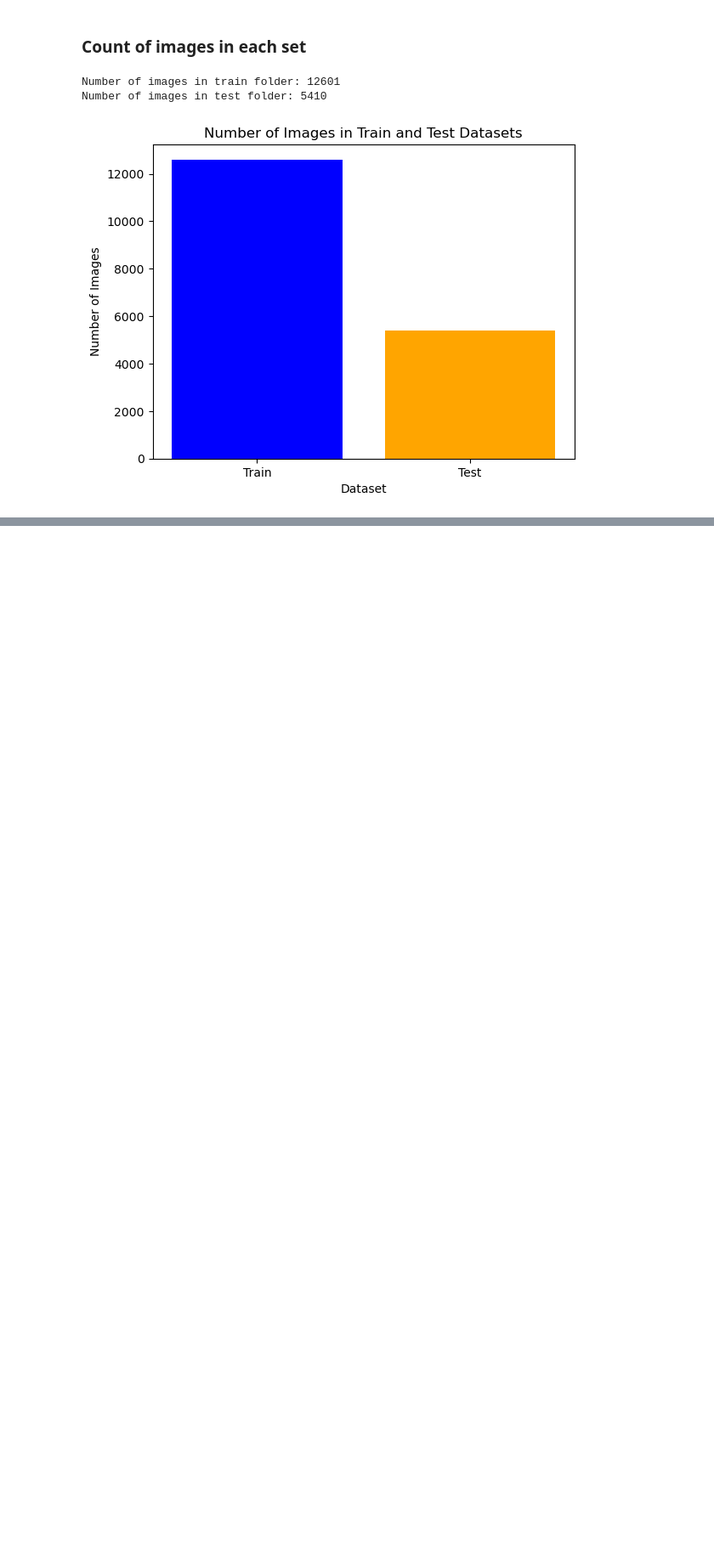
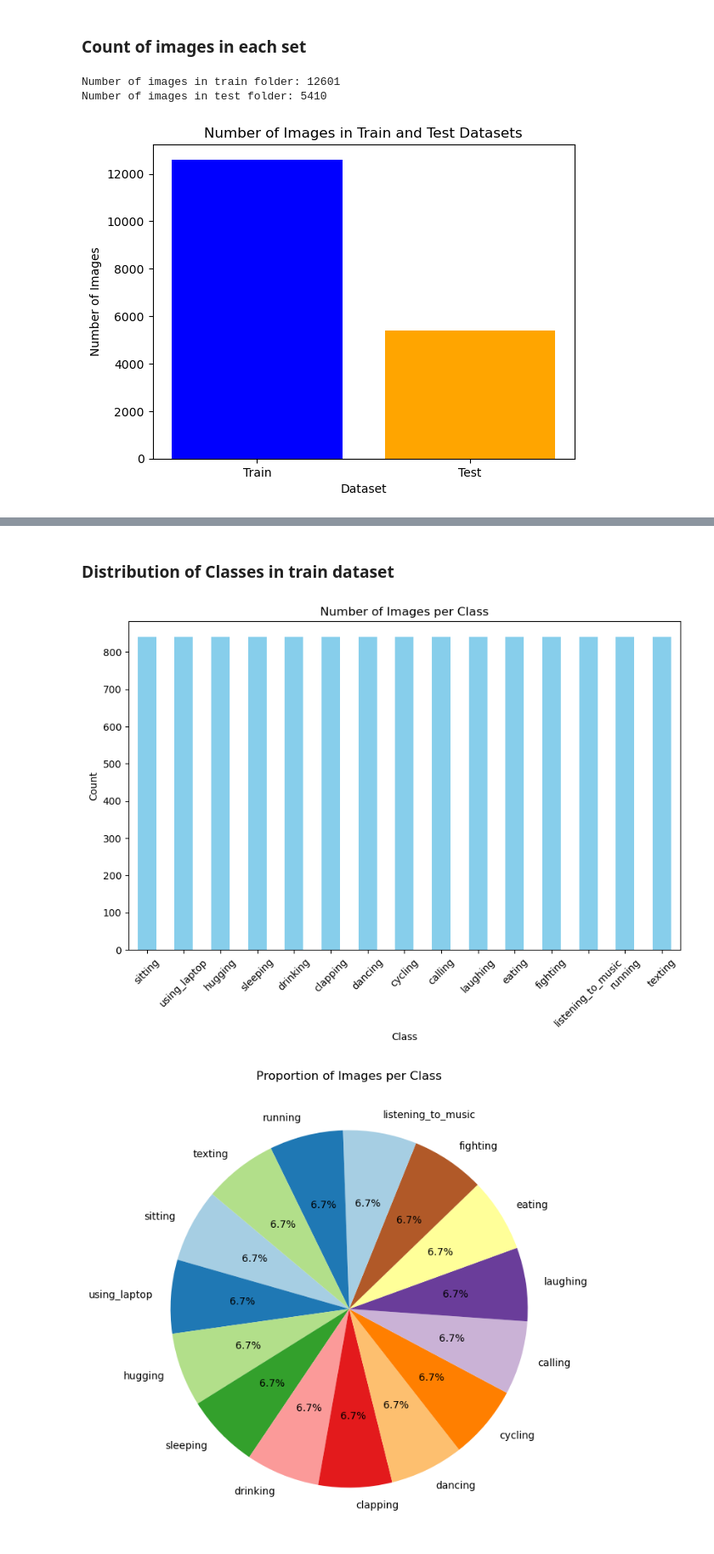
Before and after one commit to pavan-7979/Data-science-project, a Jupyter notebook: Final code.ipynb, the cells around one changed output, grey strips where cells are left out. Shown: that part at 85% size. Saved outputs shown, nothing was run; the diff lists cells and outputs as text; code cells hidden in the pictures; blank space fills up the shorter version.

Commit message:
Splitting the dataset based on classes and Displaying it in bar and pie chart

```diff
--- a/Final code.ipynb
+++ b/Final code.ipynb
@@ -58,0 +92,23 @@ Number of images in test folder: 5410
+# %% [markdown]
+### Distribution of Classes in train dataset
+# %%
+label_counts = df['label'].value_counts()
+
+# Plot Bar Graph
+plt.figure(figsize=(10, 6))
+label_counts.plot(kind='bar', color='skyblue')
+plt.title('Number of Images per Class')
+plt.xlabel('Class')
+plt.ylabel('Count')
+plt.xticks(rotation=45)
+plt.show()
+
+# Plot Pie Chart
+plt.figure(figsize=(8, 8))
+label_counts.plot(kind='pie', autopct='%1.1f%%', startangle=140, colors=plt.cm.Paired.colors)
+plt.title('Proportion of Images per Class')
+plt.ylabel('')  # Hides the 'y' label
+plt.show()
+# %% [output]
+[figure, added]
+[figure, added]
```
Also changed, not shown: parts of 2 cells of this notebook.
